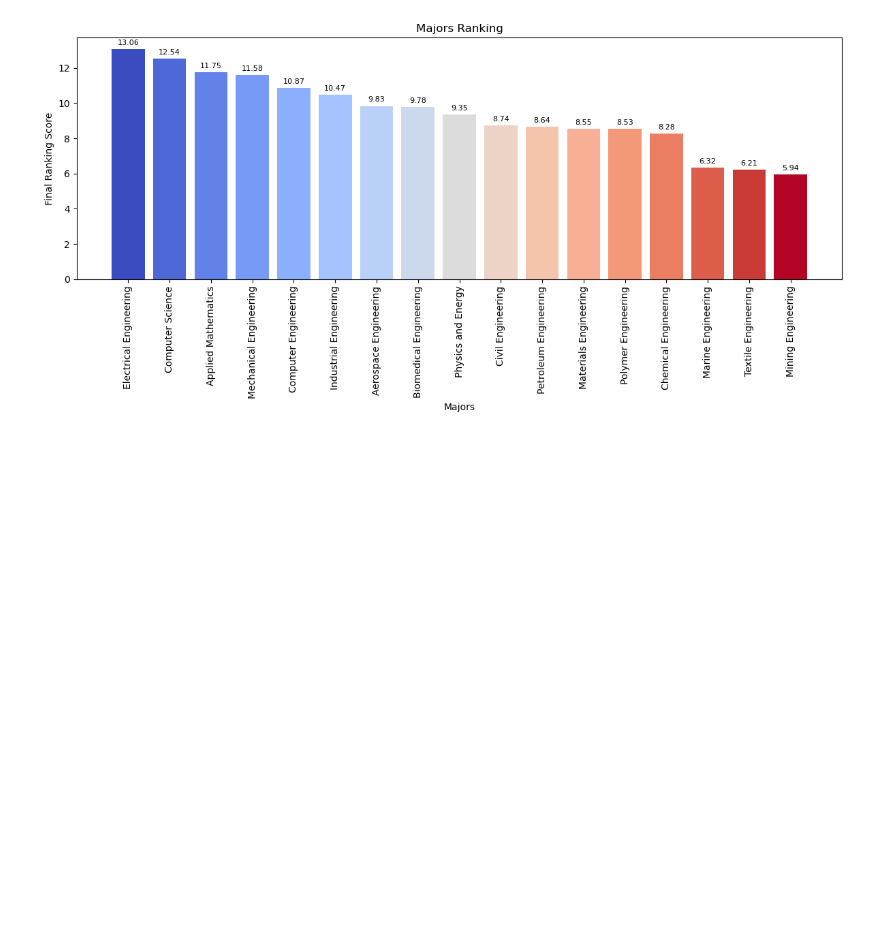
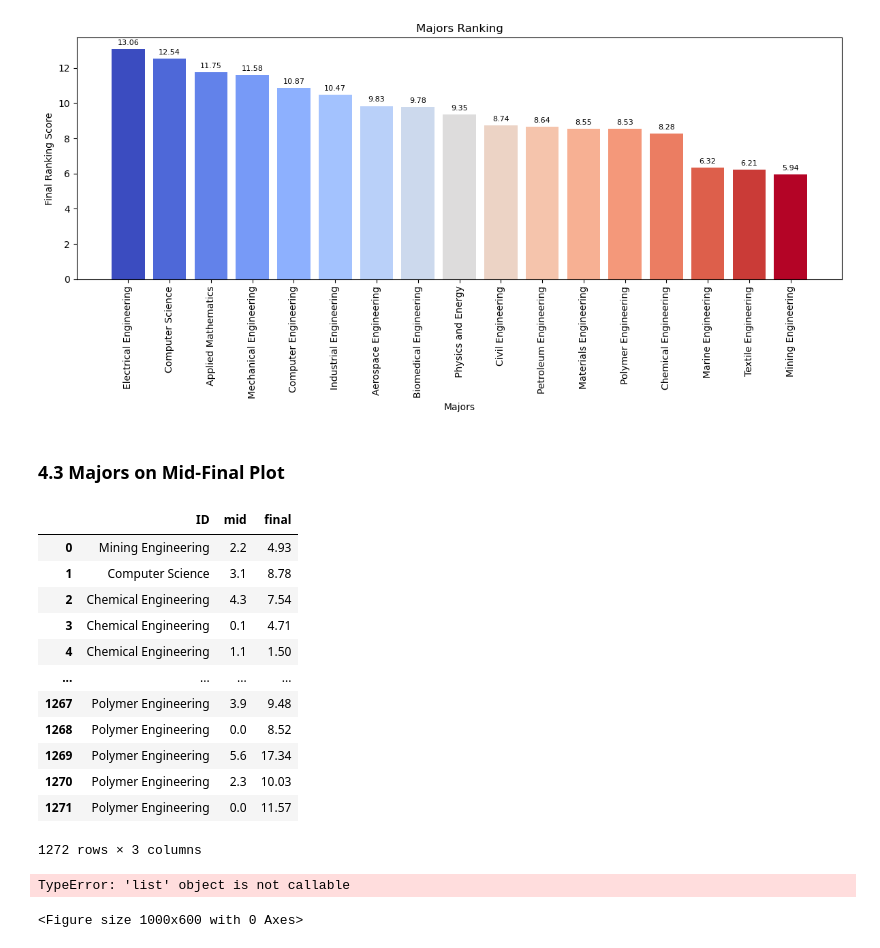
Before and after one commit to kooroshkz/math_grades_analysis, a Jupyter notebook: project_notebook.ipynb, the cells around one changed output. Drawn from its saved outputs; the diff is of its cells as text; code cells hidden in the pictures; blank space fills up the shorter version.

```diff
--- a/project_notebook.ipynb
+++ b/project_notebook.ipynb
@@ -344,3 +345,37 @@ plt.tight_layout()
 plt.show()
 # %% [output]
 [figure]
+# %% [markdown]
+<a name="mmf"></a>
+### 4.3 Majors on Mid-Final Plot
+# %%
+major_df
+# %% [output]
+|  | ID | mid | final |
+| 0 | Mining Engineering | 2.2 | 4.93 |
+| 1 | Computer Science | 3.1 | 8.78 |
+| 2 | Chemical Engineering | 4.3 | 7.54 |
+| 3 | Chemical Engineering | 0.1 | 4.71 |
+| 4 | Chemical Engineering | 1.1 | 1.50 |
+| ... | ... | ... | ... |
+| 1267 | Polymer Engineering | 3.9 | 9.48 |
+| 1268 | Polymer Engineering | 0.0 | 8.52 |
+| 1269 | Polymer Engineering | 5.6 | 17.34 |
+| 1270 | Polymer Engineering | 2.3 | 10.03 |
+| 1271 | Polymer Engineering | 0.0 | 11.57 |
+1272 rows × 3 columns
+# %%
+cmap = plt.color_sequences['tab10']
+plt.figure(figsize=(10, 6))
+for i, (ID, group) in enumerate(major_df.groupby('ID')):
+    plt.scatter(group['mid'], group['final'], color=cmap("tab1"), label=ID)
+
+plt.xlabel('mid')
+plt.ylabel('final')
+plt.title('Scatter Plot of mid vs final')
+plt.legend(loc='upper left', bbox_to_anchor=(1, 1))
+plt.grid(True)
+plt.show()
+# %% [output]
+TypeError: 'list' object is not callable
+<Figure size 1000x600 with 0 Axes>
```
Also changed, not shown: parts of 1 cell of this notebook.
